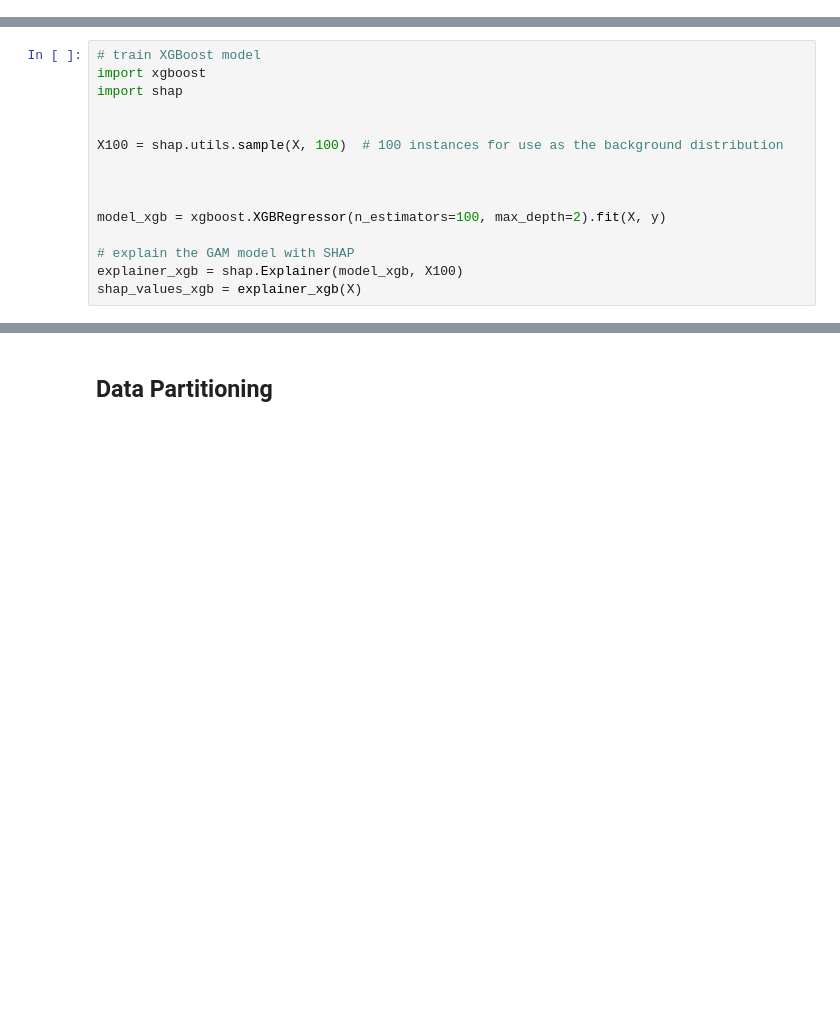
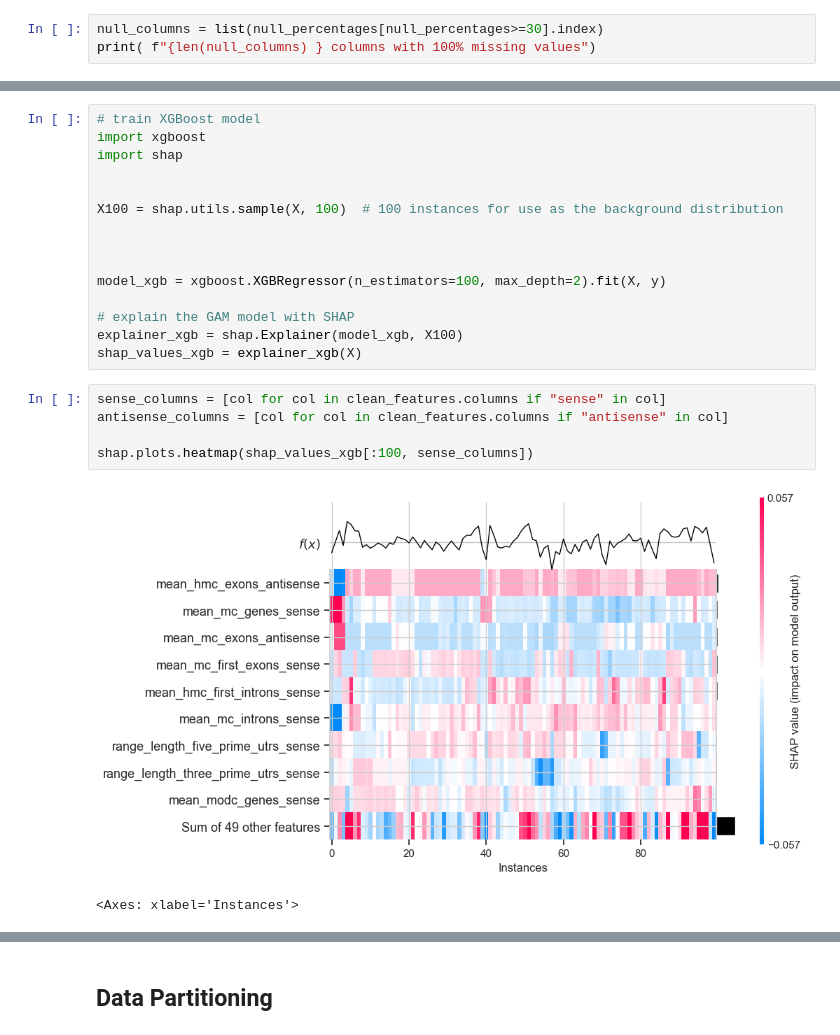
Before and after one commit to nicolawongch/gene_expression_prediction, a Jupyter notebook: methylation_analysis/modality.ipynb, the cells around one changed output, grey strips where cells are left out. Saved outputs shown, nothing was run; the diff lists cells and outputs as text; blank space fills up the shorter version.

```diff
--- a/methylation_analysis/modality.ipynb
+++ b/methylation_analysis/modality.ipynb
@@ -1370,0 +1363,3 @@ KeyboardInterrupt:
+# %%
+null_columns = list(null_percentages[null_percentages>=30].index)
+print( f"{len(null_columns) } columns with 100% missing values")
@@ -1389,4 +1485,12 @@ model_xgb = xgboost.XGBRegressor(n_estimators=100, max_depth=2).fit(X, y)
 # explain the GAM model with SHAP
 explainer_xgb = shap.Explainer(model_xgb, X100)
 shap_values_xgb = explainer_xgb(X)
+# %%
+sense_columns = [col for col in clean_features.columns if "sense" in col]
+antisense_columns = [col for col in clean_features.columns if "antisense" in col]
+
+shap.plots.heatmap(shap_values_xgb[:100, sense_columns])
+# %% [output]
+[figure, added]
+<Axes: xlabel='Instances'>
 # %%
```
Also changed, not shown: parts of 20 cells of this notebook, 1 other file.
